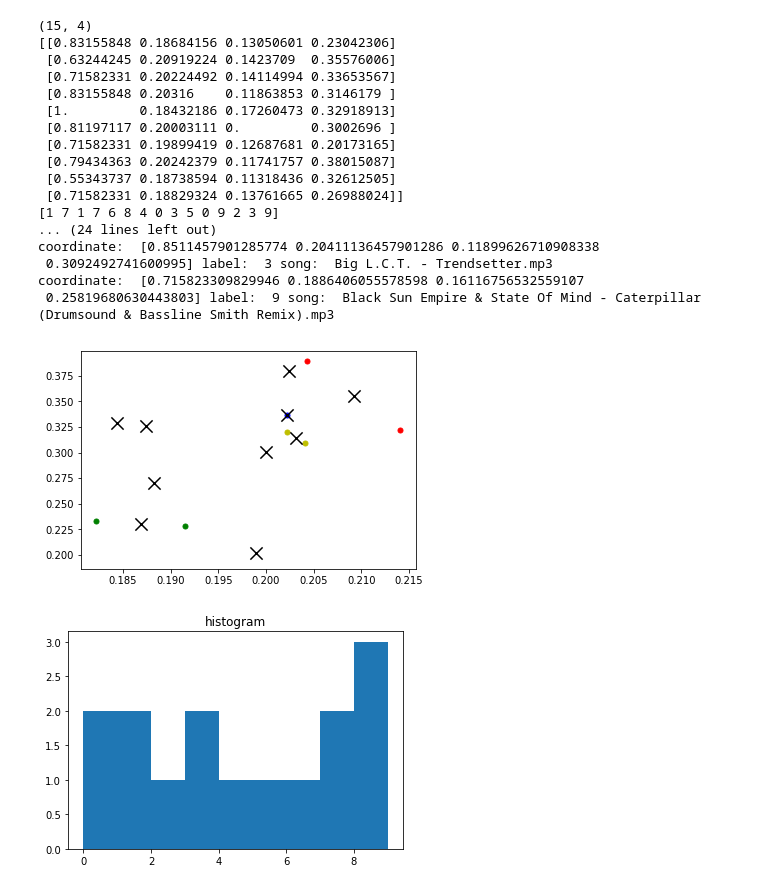
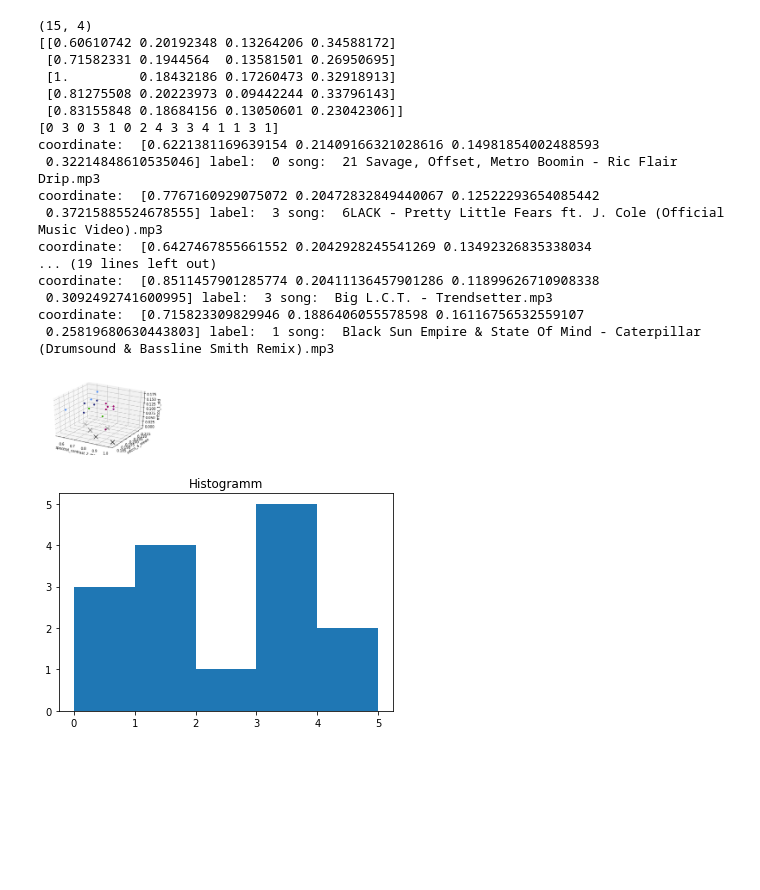
Before and after one commit to LePython/Virtale, a Jupyter notebook: Music Feature Extraction/K-Means/mainKMeans.ipynb, the cells around one changed output. Cells and saved outputs as stored; diff of their text form; code cells hidden in the pictures; blank space fills up the shorter version.

```diff
--- a/Music Feature Extraction/K-Means/mainKMeans.ipynb
+++ b/Music Feature Extraction/K-Means/mainKMeans.ipynb
@@ -50,47 +59,57 @@ X_norm = (feature_array - feature_array.min())/(feature_array.max() - feature_ar
 # %%
 #
 print(X_norm.shape)
-kmeans = KMeans(n_clusters = 10, random_state = 0)
+kmeans = KMeans(n_clusters = 5, random_state = 0)
 kmeans.fit(X_norm)
 
 centroids = kmeans.cluster_centers_
 labels = kmeans.labels_
 
 print(centroids)
 print(labels)
 
-colors = ["g.","r.","b.","y.", "#4286f4", "#20267c", "#961c92", "#a00e6d", "#3faf07", "#91ce16", "#adaa0d"]
+colors = ["#4286f4", "#20267c", "#961c92", "#a00e6d", "#3faf07", "#91ce16", "#adaa0d"]
+
+fig = plt.figure()
+ax = fig.add_subplot(111, projection='3d')
+
+ax.set_xlabel("spectral_contrast_2_mean")
+ax.set_ylabel("mfccs_4_mean")
+ax.set_zlabel("mfccs_1_std")
 
 for i in range(len(X_norm)):
     print("coordinate: ", X_norm[i], "label: ", labels[i], "song: ", df_np[i][0])
-    plt.plot(X_norm[i][1],X_norm[i][3], colors[labels[i]], markersize = 10)
+    ax.scatter(X_norm[i,0], X_norm[i,1], X_norm[i,2], c=colors[labels[i]])
+    #plt.plot(X_norm[i][1],X_norm[i][3], colors[labels[i]], markersize = 10)
 
-plt.scatter(centroids[:,1], centroids[:,3], color = "black", marker = "x", s=150, linewidths = 5, zorder = 10)
+ax.scatter(centroids[:,0], centroids[:,1], color = "black", marker = "x", s=150, linewidths = 5, zorder = 10)
+plt.savefig("Kmeans.png", dpi=200)
 plt.show()
 # %% [output]
 (15, 4)
-[[0.83155848 0.18684156 0.13050601 0.23042306]
- [0.63244245 0.20919224 0.1423709  0.35576006]
- [0.71582331 0.20224492 0.14114994 0.33653567]
- [0.83155848 0.20316    0.11863853 0.3146179 ]
+[[0.60610742 0.20192348 0.13264206 0.34588172]
+ [0.71582331 0.1944564  0.13581501 0.26950695]
  [1.         0.18432186 0.17260473 0.32918913]
- [0.81197117 0.20003111 0.         0.3002696 ]
- [0.71582331 0.19899419 0.12687681 0.20173165]
- [0.79434363 0.20242379 0.11741757 0.38015087]
- [0.55343737 0.18738594 0.11318436 0.32612505]
- [0.71582331 0.18829324 0.13761665 0.26988024]]
-[1 7 1 7 6 8 4 0 3 5 0 9 2 3 9]
-... (24 lines left out)
+ [0.81275508 0.20223973 0.09442244 0.33796143]
+ [0.83155848 0.18684156 0.13050601 0.23042306]]
+[0 3 0 3 1 0 2 4 3 3 4 1 1 3 1]
+coordinate:  [0.6221381169639154 0.21409166321028616 0.14981854002488593
+ 0.32214848610535046] label:  0 song:  21 Savage, Offset, Metro Boomin - Ric Flair Drip.mp3
+coordinate:  [0.7767160929075072 0.20472832849440067 0.12522293654085442
+ 0.37215885524678555] label:  3 song:  6LACK - Pretty Little Fears ft. J. Cole (Official Music Video).mp3
+coordinate:  [0.6427467855661552 0.2042928245541269 0.13492326835338034
+... (19 lines left out)
 coordinate:  [0.8511457901285774 0.20411136457901286 0.11899626710908338
  0.3092492741600995] label:  3 song:  Big L.C.T. - Trendsetter.mp3
 coordinate:  [0.715823309829946 0.1886406055578598 0.16116756532559107
- 0.25819680630443803] label:  9 song:  Black Sun Empire & State Of Mind - Caterpillar (Drumsound & Bassline Smith Remix).mp3
+ 0.25819680630443803] label:  1 song:  Black Sun Empire & State Of Mind - Caterpillar (Drumsound & Bassline Smith Remix).mp3
-[figure, old version]
+[figure, new version]
 # %%
 # Wie viele Lieder gehören jeder Gruppe zu
 a = np.array(labels)
-plt.hist(a, bins = [0,1,2,3,4,5,6,7,8,9])
-plt.title("histogram")
+plt.hist(a, bins = [0,1,2,3,4,5])
+plt.title("Histogramm")
+plt.savefig("histogram.png",dpi=200)
 plt.show()
 # %% [output]
-[figure, old version]
+[figure, new version]
```
Also changed, not shown: parts of 2 cells of this notebook, 5 other files.
